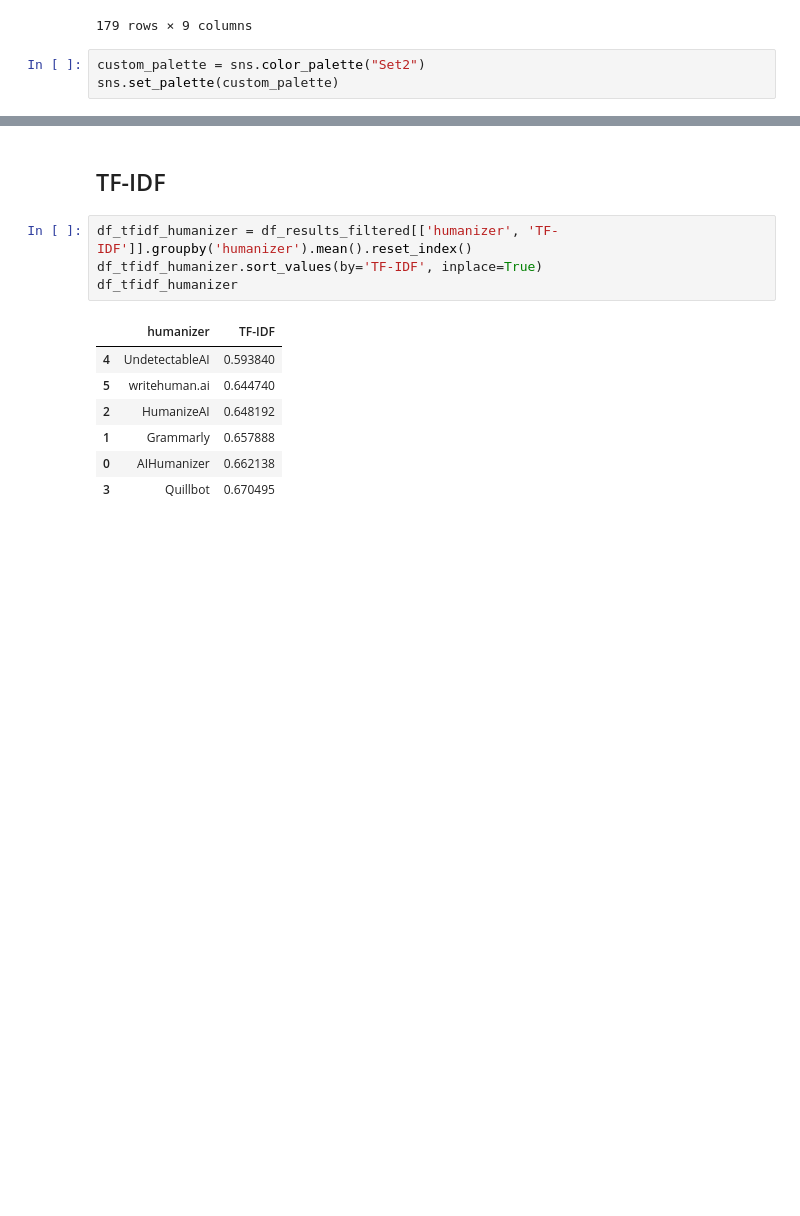
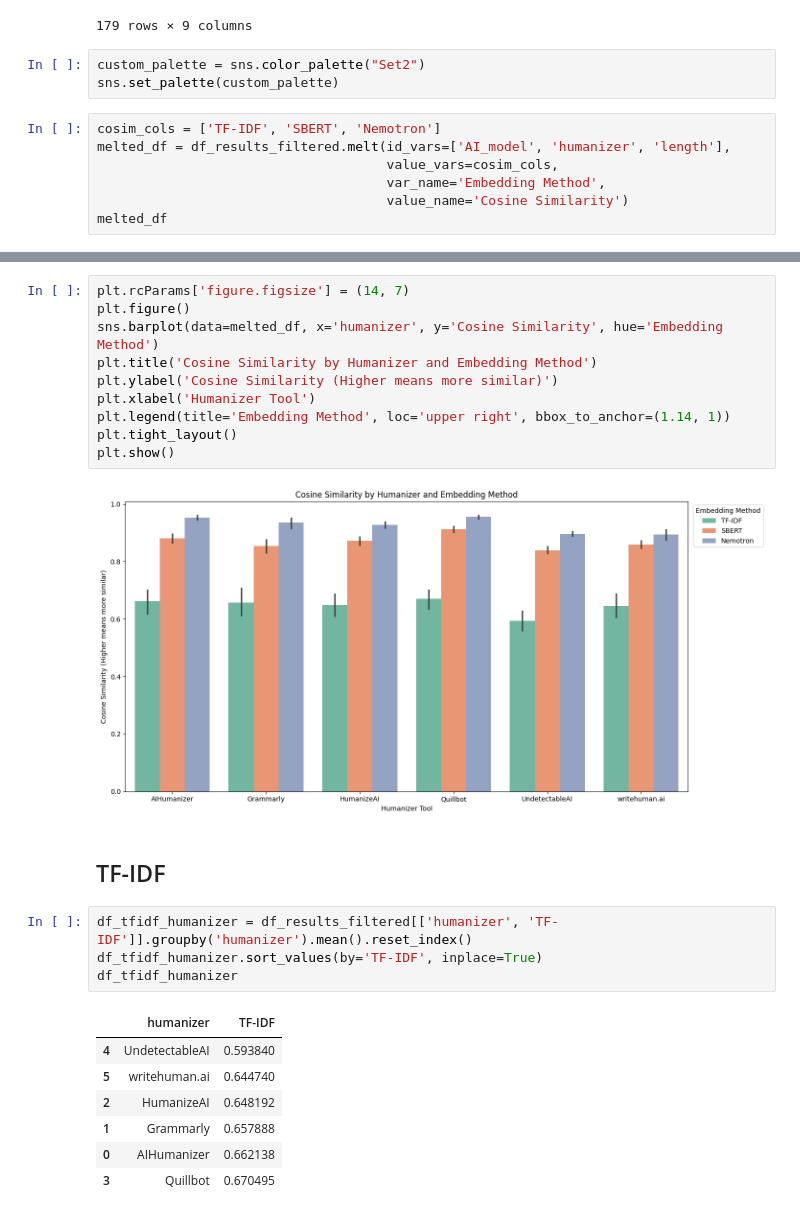
Before and after one commit to warit-tee/FYP, a Jupyter notebook: cosine-similarity/cosim-results.ipynb, the cells around one changed output, grey strips where cells are left out. Drawn from its saved outputs; the diff is of its cells as text; blank space fills up the shorter version.

```diff
--- a/cosine-similarity/cosim-results.ipynb
+++ b/cosine-similarity/cosim-results.ipynb
@@ -92,3 +92,10 @@ df_results_filtered
 # %%
 custom_palette = sns.color_palette("Set2")
 sns.set_palette(custom_palette)
+# %%
+cosim_cols = ['TF-IDF', 'SBERT', 'Nemotron']
+melted_df = df_results_filtered.melt(id_vars=['AI_model', 'humanizer', 'length'],
+                                     value_vars=cosim_cols,
+                                     var_name='Embedding Method',
+                                     value_name='Cosine Similarity')
+melted_df
@@ -95,3 +116,15 @@ sns.set_palette(custom_palette)
+# %%
+plt.rcParams['figure.figsize'] = (14, 7)
+plt.figure()
+sns.barplot(data=melted_df, x='humanizer', y='Cosine Similarity', hue='Embedding Method')
+plt.title('Cosine Similarity by Humanizer and Embedding Method')
+plt.ylabel('Cosine Similarity (Higher means more similar)')
+plt.xlabel('Humanizer Tool')
+plt.legend(title='Embedding Method', loc='upper right', bbox_to_anchor=(1.14, 1))
+plt.tight_layout()
+plt.show()
+# %% [output]
+[figure, added]
 # %% [markdown]
 ## TF-IDF
 # %%
```
Also changed, not shown: parts of 2 cells of this notebook, 3 other files.
